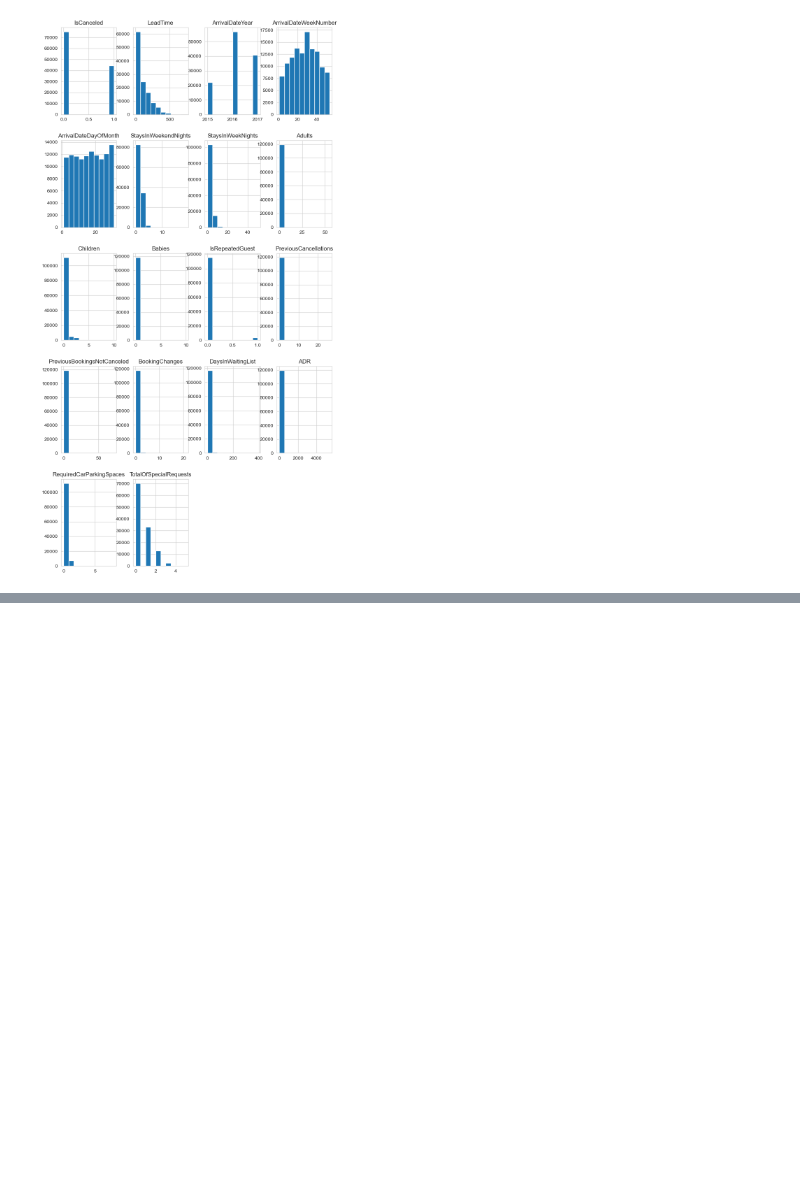
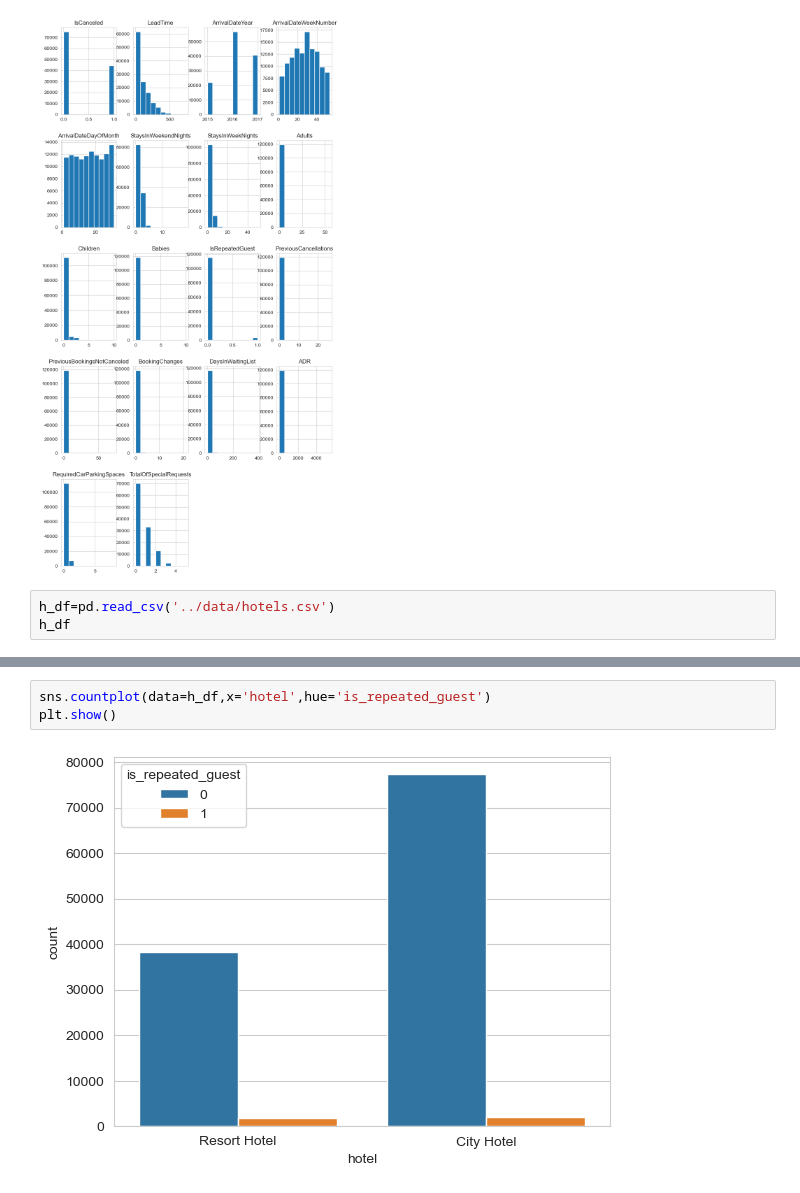
Before and after one commit to dpmahesh/DataScienceWithPython, a Jupyter notebook: Notebooks/HotelDataAnalysis.ipynb, the cells around one changed output, grey strips where cells are left out. Cells and saved outputs as stored; diff of their text form; blank space fills up the shorter version.

Commit message:
added a countplot grap

```diff
--- a/Notebooks/HotelDataAnalysis.ipynb
+++ b/Notebooks/HotelDataAnalysis.ipynb
@@ -131,3 +131,6 @@ h_df.hist(bins=10,figsize=(10,20))
 plt.show()
 # %% [output]
 [figure]
+# %%
+h_df=pd.read_csv('../data/hotels.csv')
+h_df
@@ -133,0 +182,5 @@ plt.show()
+# %%
+sns.countplot(data=h_df,x='hotel',hue='is_repeated_guest')
+plt.show()
+# %% [output]
+[figure, added]
```
Also changed, not shown: parts of 3 cells of this notebook, 1 other file.
